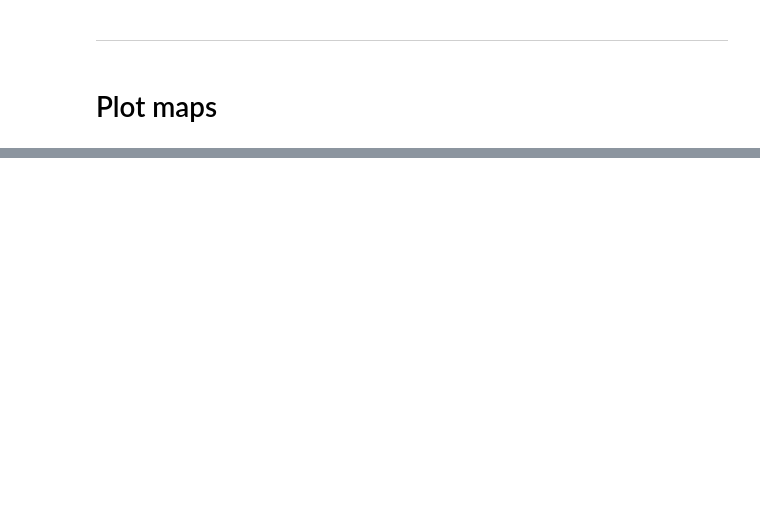
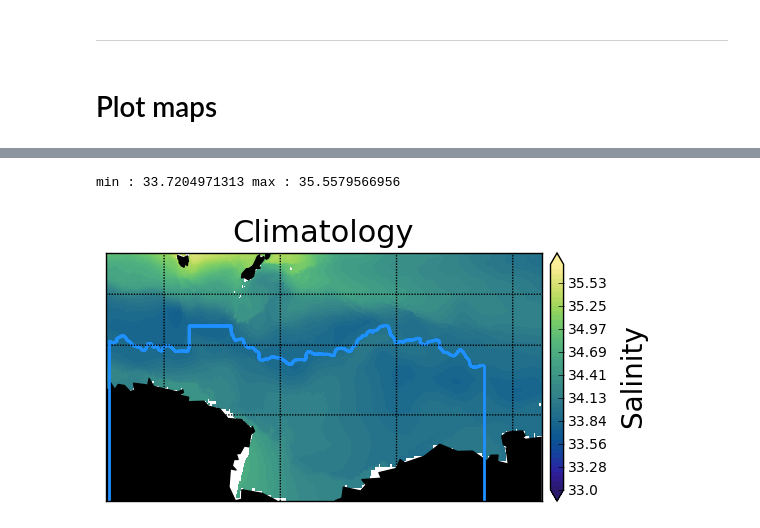
Before and after one commit to telot-em/SIO_internship, a Jupyter notebook: Fig_2_salinity.ipynb, the cells around one changed output, grey strips where cells are left out. Saved outputs shown, nothing was run; the diff lists cells and outputs as text; code cells hidden in the pictures; blank space fills up the shorter version.

```diff
--- a/Fig_2_salinity.ipynb
+++ b/Fig_2_salinity.ipynb
@@ -150,7 +226,7 @@ def annual_mean(field, depth):
     for i in range(720):
         T_new[:,i+720]=T[:,i]
 
-    return T_new
+    return T_new[:,480:1081] # to have the exact right domain : [80S, 40S, 120E, 270E]
 # %%
 clim_Salt_50 = annual_mean(field='salinity', depth=9)
 # %%
@@ -169,0 +361,8 @@ pickle_save('clim_Salt_255_2', '/data/ebent/Bigger_domain/', clim_Salt_255)
+# %%
+plot_fig2(LON_new, LAT, clim_Salt_50, cbar_levels=np.linspace(33,35.76,50), cmap=cmocean.cm.haline, \
+          left=0, bottom=0, \
+          if_title=True, title='Climatology', if_cbar=True, title_colorbar='Salinity ', \
+          save=True, title_save='data_S_50m.png')
+# %% [output]
+min : 33.7204971313 max : 35.5579566956
+[figure, added]
```
Also changed, not shown: parts of 65 cells of this notebook, 7 other files.
